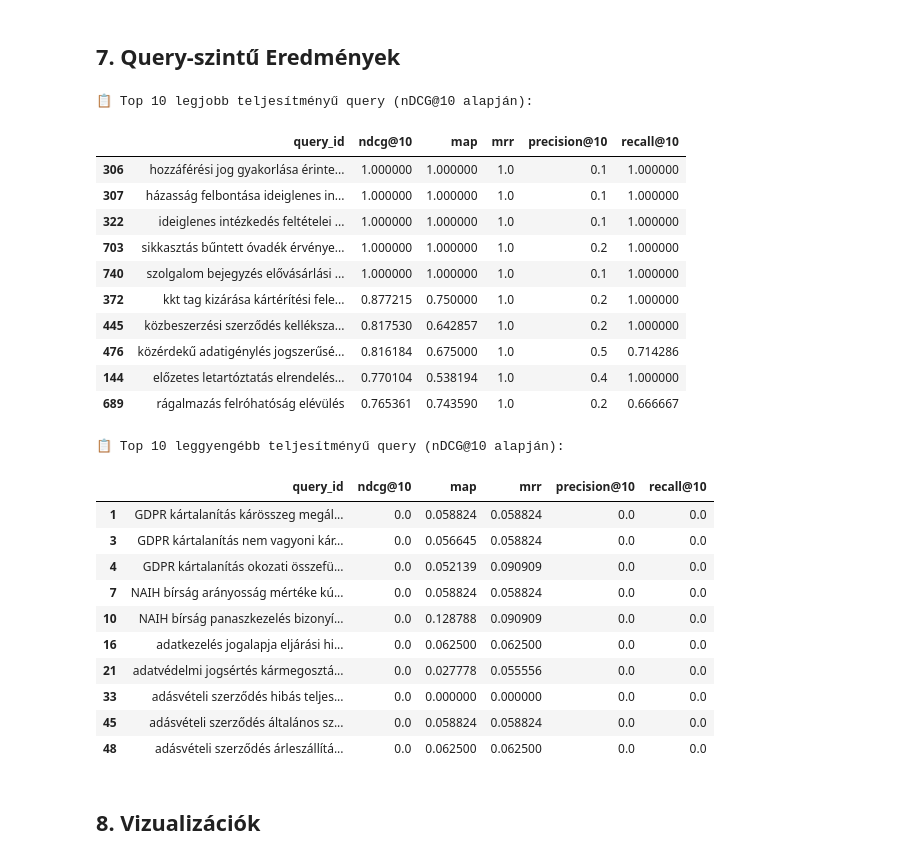
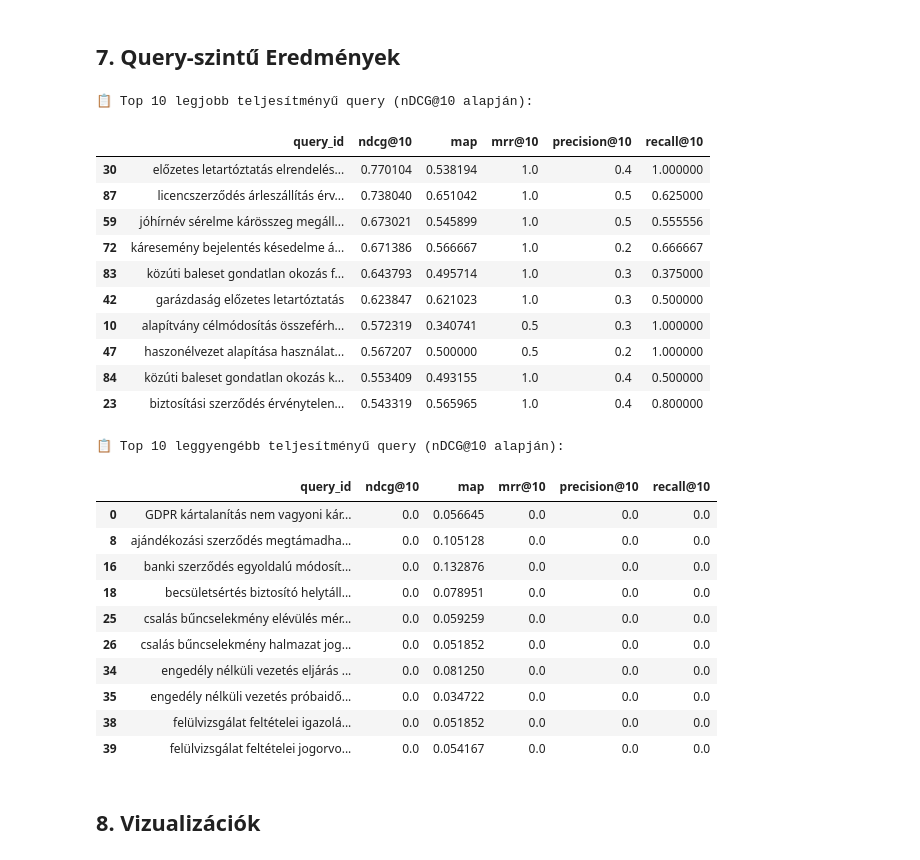
Before and after one commit to ZeleMate/CourtRankRL, a Jupyter notebook: notebooks/baseline_evaluation.ipynb, the cells around one changed output. Drawn from its saved outputs; the diff is of its cells as text; code cells hidden in the pictures.

```diff
--- a/notebooks/baseline_evaluation.ipynb
+++ b/notebooks/baseline_evaluation.ipynb
@@ -189,10 +189,15 @@ def generate_baseline_results(
     print("\n✅ Baseline eredmények generálva")
     return results
 
-# Generálás
+# Generálás - csak eval split query-kra (ha elérhető)
 if qrels:
-    queries = list(qrels.keys())
-    print(f"\n🔍 {len(queries)} query feldolgozása...")
+    # Ha van eval split, csak azt használjuk
+    if 'eval_query_ids' in locals() and eval_query_ids:
+        queries = [q for q in qrels.keys() if q in eval_query_ids]
+        print(f"\n🔍 {len(queries)} query feldolgozása (eval split)...")
+    else:
+        queries = list(qrels.keys())
+        print(f"\n🔍 {len(queries)} query feldolgozása (teljes halmaz)...")
 
     baseline_results = generate_baseline_results(
         retriever=retriever,
@@ -264,13 +316,19 @@ def evaluate_results(
     qrels_ranx = Qrels(qrels_dict)
     run_ranx = Run(run_dict)
 
-    # Metrikák definiálása
-    metrics_to_compute = ["map", "mrr"]
+    # Metrikák definiálása - KIBŐVÍTETT KÉSZLET
+    metrics_to_compute = ["map"]  # Egyszer elég az MRR (k-független)
     for k in k_values:
-        metrics_to_compute.extend([f"ndcg@{k}", f"precision@{k}", f"recall@{k}"])
+        metrics_to_compute.extend([
+            f"ndcg@{k}",
+            f"mrr@{k}",  # MRR@k: első releváns találat pozíciója top-k-n belül
+            f"precision@{k}",
+            f"recall@{k}"
+        ])
 
     # Batch evaluation - aggregált metrikák (gyors!)
-    all_metrics = evaluate(qrels_ranx, run_ranx, metrics_to_compute)
+    # make_comparable=True: automatikusan szinkronizálja a query ID-kat (hozzaad üres eredményeket hiányzó query-khoz)
+    all_metrics = evaluate(qrels_ranx, run_ranx, metrics_to_compute, make_comparable=True)
 
     # Query-szintű metrikák számítása
     query_metrics = []
@@ -308,7 +366,7 @@ def evaluate_results(
 
 # Kiértékelés
 if baseline_results and qrels:
-    print("\n📊 Baseline kiértékelése (ranx - TREC-validated)...")
+    print("\n📊 Baseline kiértékelése (ranx - TREC-validated, kibővített metrika-készlet)...")
     query_metrics_df, aggregated_metrics = evaluate_results(
         results=baseline_results,
         qrels_dict=qrels,
@@ -385,34 +449,34 @@ if aggregated_metrics:
 # %%
 if not query_metrics_df.empty:
     print("\n📋 Top 10 legjobb teljesítményű query (nDCG@10 alapján):")
-    display(query_metrics_df.nlargest(10, "ndcg@10")[["query_id", "ndcg@10", "map", "mrr", "precision@10", "recall@10"]])
+    display(query_metrics_df.nlargest(10, "ndcg@10")[["query_id", "ndcg@10", "map", "mrr@10", "precision@10", "recall@10"]])
 
     print("\n📋 Top 10 leggyengébb teljesítményű query (nDCG@10 alapján):")
-    display(query_metrics_df.nsmallest(10, "ndcg@10")[["query_id", "ndcg@10", "map", "mrr", "precision@10", "recall@10"]])
+    display(query_metrics_df.nsmallest(10, "ndcg@10")[["query_id", "ndcg@10", "map", "mrr@10", "precision@10", "recall@10"]])
 # %% [output]
 📋 Top 10 legjobb teljesítményű query (nDCG@10 alapján):
-|  | query_id | ndcg@10 | map | mrr | precision@10 | recall@10 |
-| 306 | hozzáférési jog gyakorlása érinte... | 1.000000 | 1.000000 | 1.0 | 0.1 | 1.000000 |
-| 307 | házasság felbontása ideiglenes in... | 1.000000 | 1.000000 | 1.0 | 0.1 | 1.000000 |
-| 322 | ideiglenes intézkedés feltételei ... | 1.000000 | 1.000000 | 1.0 | 0.1 | 1.000000 |
-| 703 | sikkasztás bűntett óvadék érvénye... | 1.000000 | 1.000000 | 1.0 | 0.2 | 1.000000 |
-| 740 | szolgalom bejegyzés elővásárlási ... | 1.000000 | 1.000000 | 1.0 | 0.1 | 1.000000 |
-| 372 | kkt tag kizárása kártérítési fele... | 0.877215 | 0.750000 | 1.0 | 0.2 | 1.000000 |
-| 445 | közbeszerzési szerződés kelléksza... | 0.817530 | 0.642857 | 1.0 | 0.2 | 1.000000 |
-| 476 | közérdekű adatigénylés jogszerűsé... | 0.816184 | 0.675000 | 1.0 | 0.5 | 0.714286 |
-| 144 | előzetes letartóztatás elrendelés... | 0.770104 | 0.538194 | 1.0 | 0.4 | 1.000000 |
-| 689 | rágalmazás felróhatóság elévülés | 0.765361 | 0.743590 | 1.0 | 0.2 | 0.666667 |
+|  | query_id | ndcg@10 | map | mrr@10 | precision@10 | recall@10 |
+| 30 | előzetes letartóztatás elrendelés... | 0.770104 | 0.538194 | 1.0 | 0.4 | 1.000000 |
+| 87 | licencszerződés árleszállítás érv... | 0.738040 | 0.651042 | 1.0 | 0.5 | 0.625000 |
+| 59 | jóhírnév sérelme kárösszeg megáll... | 0.673021 | 0.545899 | 1.0 | 0.5 | 0.555556 |
+| 72 | káresemény bejelentés késedelme á... | 0.671386 | 0.566667 | 1.0 | 0.2 | 0.666667 |
+| 83 | közúti baleset gondatlan okozás f... | 0.643793 | 0.495714 | 1.0 | 0.3 | 0.375000 |
+| 42 | garázdaság előzetes letartóztatás | 0.623847 | 0.621023 | 1.0 | 0.3 | 0.500000 |
+| 10 | alapítvány célmódosítás összeférh... | 0.572319 | 0.340741 | 0.5 | 0.3 | 1.000000 |
+| 47 | haszonélvezet alapítása használat... | 0.567207 | 0.500000 | 0.5 | 0.2 | 1.000000 |
+| 84 | közúti baleset gondatlan okozás k... | 0.553409 | 0.493155 | 1.0 | 0.4 | 0.500000 |
+| 23 | biztosítási szerződés érvénytelen... | 0.543319 | 0.565965 | 1.0 | 0.4 | 0.800000 |
 📋 Top 10 leggyengébb teljesítményű query (nDCG@10 alapján):
-|  | query_id | ndcg@10 | map | mrr | precision@10 | recall@10 |
-| 1 | GDPR kártalanítás kárösszeg megál... | 0.0 | 0.058824 | 0.058824 | 0.0 | 0.0 |
-| 3 | GDPR kártalanítás nem vagyoni kár... | 0.0 | 0.056645 | 0.058824 | 0.0 | 0.0 |
-| 4 | GDPR kártalanítás okozati összefü... | 0.0 | 0.052139 | 0.090909 | 0.0 | 0.0 |
-| 7 | NAIH bírság arányosság mértéke kú... | 0.0 | 0.058824 | 0.058824 | 0.0 | 0.0 |
-| 10 | NAIH bírság panaszkezelés bizonyí... | 0.0 | 0.128788 | 0.090909 | 0.0 | 0.0 |
-| 16 | adatkezelés jogalapja eljárási hi... | 0.0 | 0.062500 | 0.062500 | 0.0 | 0.0 |
-| 21 | adatvédelmi jogsértés kármegosztá... | 0.0 | 0.027778 | 0.055556 | 0.0 | 0.0 |
-| 33 | adásvételi szerződés hibás teljes... | 0.0 | 0.000000 | 0.000000 | 0.0 | 0.0 |
-| 45 | adásvételi szerződés általános sz... | 0.0 | 0.058824 | 0.058824 | 0.0 | 0.0 |
-| 48 | adásvételi szerződés árleszállítá... | 0.0 | 0.062500 | 0.062500 | 0.0 | 0.0 |
+|  | query_id | ndcg@10 | map | mrr@10 | precision@10 | recall@10 |
+| 0 | GDPR kártalanítás nem vagyoni kár... | 0.0 | 0.056645 | 0.0 | 0.0 | 0.0 |
+| 8 | ajándékozási szerződés megtámadha... | 0.0 | 0.105128 | 0.0 | 0.0 | 0.0 |
+| 16 | banki szerződés egyoldalú módosít... | 0.0 | 0.132876 | 0.0 | 0.0 | 0.0 |
+| 18 | becsületsértés biztosító helytáll... | 0.0 | 0.078951 | 0.0 | 0.0 | 0.0 |
+| 25 | csalás bűncselekmény elévülés mér... | 0.0 | 0.059259 | 0.0 | 0.0 | 0.0 |
+| 26 | csalás bűncselekmény halmazat jog... | 0.0 | 0.051852 | 0.0 | 0.0 | 0.0 |
+| 34 | engedély nélküli vezetés eljárás ... | 0.0 | 0.081250 | 0.0 | 0.0 | 0.0 |
+| 35 | engedély nélküli vezetés próbaidő... | 0.0 | 0.034722 | 0.0 | 0.0 | 0.0 |
+| 38 | felülvizsgálat feltételei igazolá... | 0.0 | 0.051852 | 0.0 | 0.0 | 0.0 |
+| 39 | felülvizsgálat feltételei jogorvo... | 0.0 | 0.054167 | 0.0 | 0.0 | 0.0 |
 # %% [markdown]
 ## 8. Vizualizációk
```
Also changed, not shown: parts of 10 cells of this notebook.
